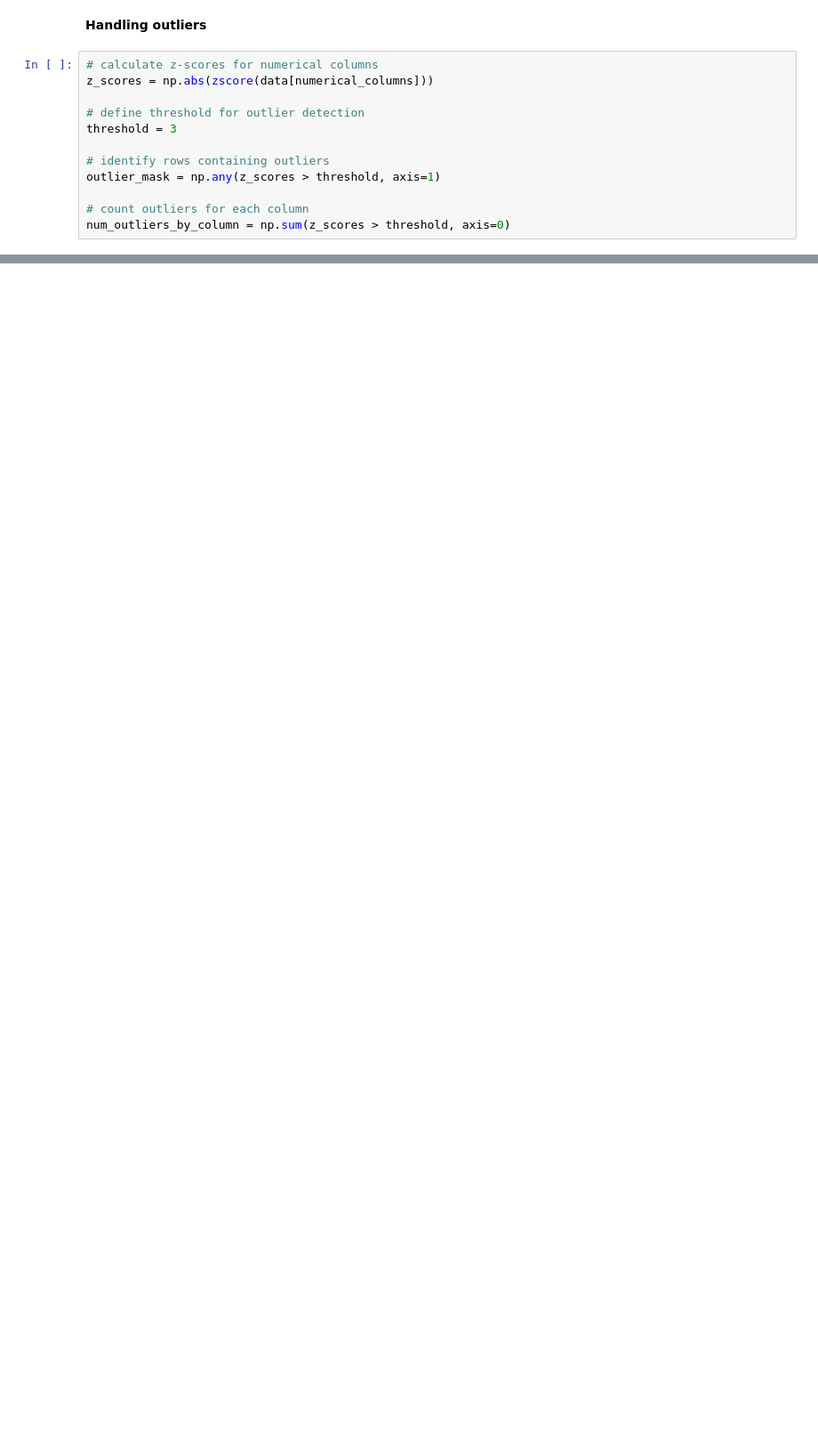
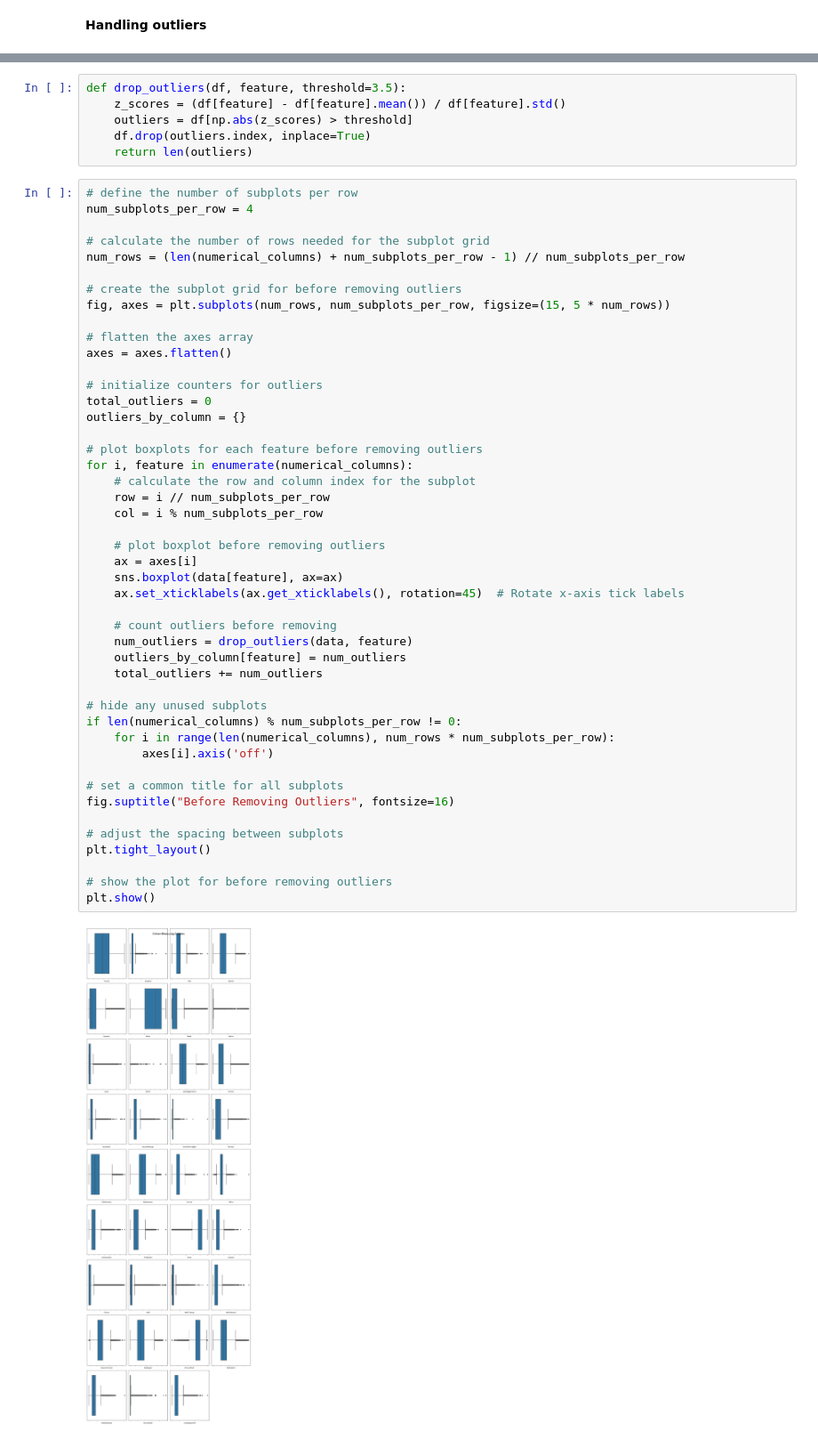
Before and after one commit to MiKueen/US-Census-Analysis, a Jupyter notebook: notebook.ipynb, the cells around one changed output, grey strips where cells are left out. Shown at 89% size. Saved outputs shown, nothing was run; the diff lists cells and outputs as text; blank space fills up the shorter version.

Commit message:
Updated outlier removal method and added plots

```diff
--- a/notebook.ipynb
+++ b/notebook.ipynb
@@ -213,14 +224,2 @@ dtype: int64
 # %% [markdown]
 **Handling outliers**
-# %%
-# calculate z-scores for numerical columns
-z_scores = np.abs(zscore(data[numerical_columns]))
-
-# define threshold for outlier detection
-threshold = 3
-
-# identify rows containing outliers
-outlier_mask = np.any(z_scores > threshold, axis=1)
-
-# count outliers for each column
-num_outliers_by_column = np.sum(z_scores > threshold, axis=0)
@@ -249,0 +226,54 @@ cleaned_data = data[~outlier_mask]
+# %%
+def drop_outliers(df, feature, threshold=3.5):
+    z_scores = (df[feature] - df[feature].mean()) / df[feature].std()
+    outliers = df[np.abs(z_scores) > threshold]
+    df.drop(outliers.index, inplace=True)
+    return len(outliers)
+# %%
+# define the number of subplots per row
+num_subplots_per_row = 4
+
+# calculate the number of rows needed for the subplot grid
+num_rows = (len(numerical_columns) + num_subplots_per_row - 1) // num_subplots_per_row
+
+# create the subplot grid for before removing outliers
+fig, axes = plt.subplots(num_rows, num_subplots_per_row, figsize=(15, 5 * num_rows))
+
+# flatten the axes array
+axes = axes.flatten()
+
+# initialize counters for outliers
+total_outliers = 0
+outliers_by_column = {}
+
+# plot boxplots for each feature before removing outliers
+for i, feature in enumerate(numerical_columns):
+    # calculate the row and column index for the subplot
+    row = i // num_subplots_per_row
+    col = i % num_subplots_per_row
+
+    # plot boxplot before removing outliers
+    ax = axes[i]
+    sns.boxplot(data[feature], ax=ax)
+    ax.set_xticklabels(ax.get_xticklabels(), rotation=45)  # Rotate x-axis tick labels
+
+    # count outliers before removing
+    num_outliers = drop_outliers(data, feature)
+    outliers_by_column[feature] = num_outliers
+    total_outliers += num_outliers
+
+# hide any unused subplots
+if len(numerical_columns) % num_subplots_per_row != 0:
+    for i in range(len(numerical_columns), num_rows * num_subplots_per_row):
+        axes[i].axis('off')
+
+# set a common title for all subplots
+fig.suptitle("Before Removing Outliers", fontsize=16)
+
+# adjust the spacing between subplots
+plt.tight_layout()
+
+# show the plot for before removing outliers
+plt.show()
+# %% [output]
+[figure, added]
```
Also changed, not shown: parts of 16 cells of this notebook.
